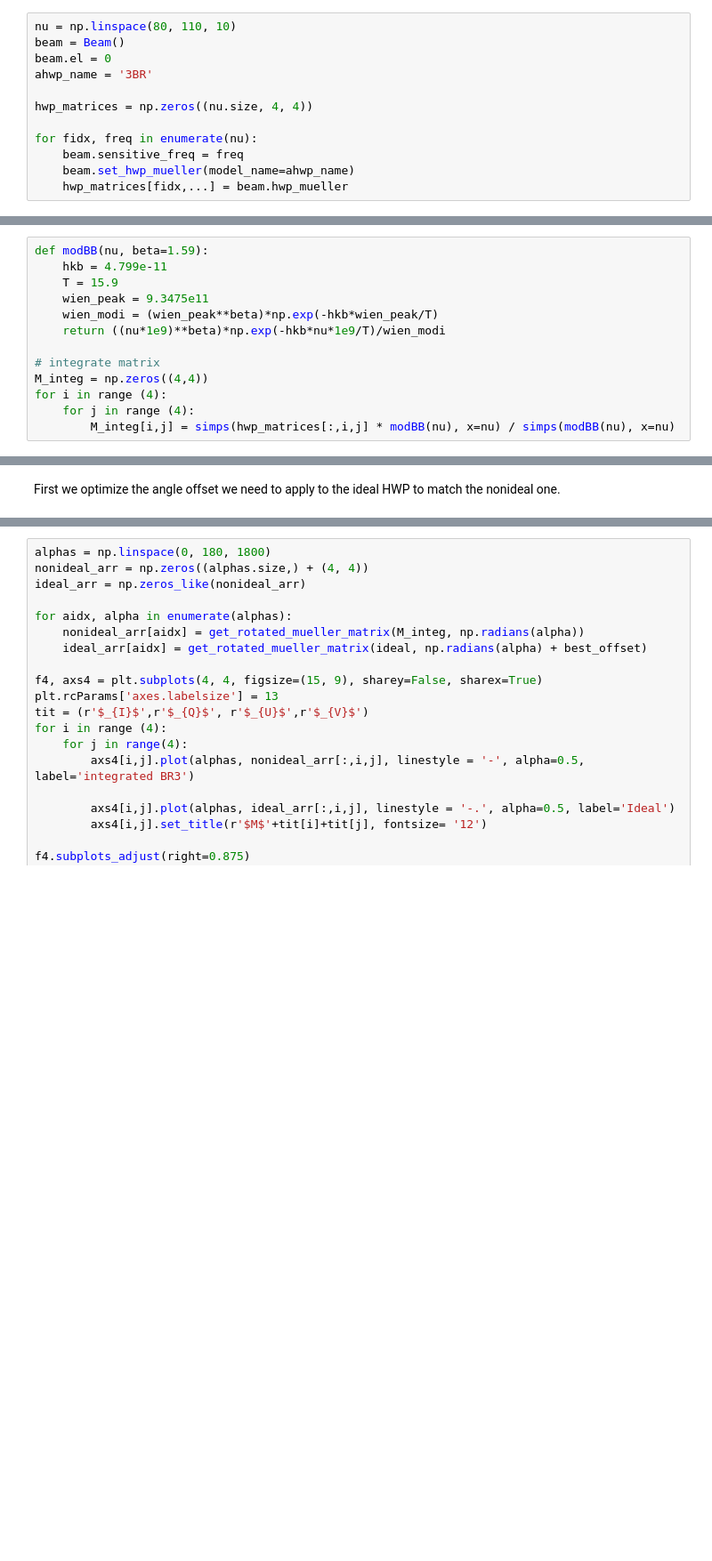
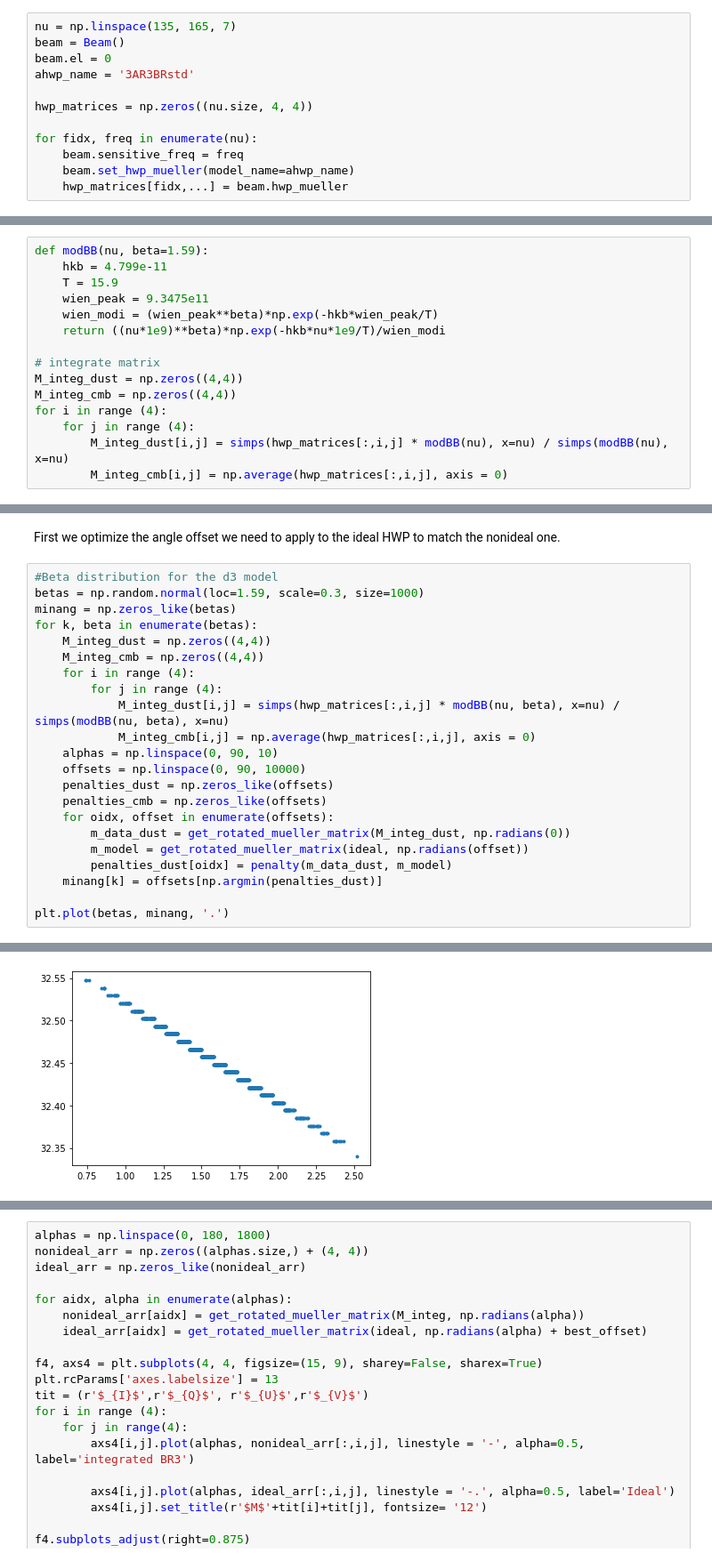
Before and after one commit to AdriJD/beamconv, a Jupyter notebook: notebooks/HWP_angle_offset.ipynb, the cells around one changed output, grey strips where cells are left out. Shown: that part at 89% size. Saved outputs shown, nothing was run; the diff lists cells and outputs as text; blank space fills up the shorter version.

Commit message:
Played with notebook to see varphi(beta)

```diff
--- a/notebooks/HWP_angle_offset.ipynb
+++ b/notebooks/HWP_angle_offset.ipynb
@@ -25,10 +25,10 @@ def penalty(hwp_data, hwp_model):
 
     return penalty
 # %%
-nu = np.linspace(80, 110, 10)
+nu = np.linspace(135, 165, 7)
 beam = Beam()
 beam.el = 0
-ahwp_name = '3BR'
+ahwp_name = '3AR3BRstd'
 
 hwp_matrices = np.zeros((nu.size, 4, 4))
 
@@ -67,13 +67,38 @@ def modBB(nu, beta=1.59):
     return ((nu*1e9)**beta)*np.exp(-hkb*nu*1e9/T)/wien_modi
 
 # integrate matrix
-M_integ = np.zeros((4,4))
+M_integ_dust = np.zeros((4,4))
+M_integ_cmb = np.zeros((4,4))
 for i in range (4):
     for j in range (4):
-        M_integ[i,j] = simps(hwp_matrices[:,i,j] * modBB(nu), x=nu) / simps(modBB(nu), x=nu)
+        M_integ_dust[i,j] = simps(hwp_matrices[:,i,j] * modBB(nu), x=nu) / simps(modBB(nu), x=nu)
+        M_integ_cmb[i,j] = np.average(hwp_matrices[:,i,j], axis = 0)
 # %%
 ideal = np.eye(4)
 ideal[2,2] = -1
 ideal[3,3] = -1
 # %% [markdown]
 First we optimize the angle offset we need to apply to the ideal HWP to match the nonideal one.
+# %%
+#Beta distribution for the d3 model
+betas = np.random.normal(loc=1.59, scale=0.3, size=1000)
+minang = np.zeros_like(betas)
+for k, beta in enumerate(betas):
+    M_integ_dust = np.zeros((4,4))
+    M_integ_cmb = np.zeros((4,4))
+    for i in range (4):
+        for j in range (4):
+            M_integ_dust[i,j] = simps(hwp_matrices[:,i,j] * modBB(nu, beta), x=nu) / simps(modBB(nu, beta), x=nu)
+            M_integ_cmb[i,j] = np.average(hwp_matrices[:,i,j], axis = 0)
+    alphas = np.linspace(0, 90, 10)
+    offsets = np.linspace(0, 90, 10000)
+    penalties_dust = np.zeros_like(offsets)
+    penalties_cmb = np.zeros_like(offsets)
+    for oidx, offset in enumerate(offsets):
+        m_data_dust = get_rotated_mueller_matrix(M_integ_dust, np.radians(0))
+        m_model = get_rotated_mueller_matrix(ideal, np.radians(offset))
+        penalties_dust[oidx] = penalty(m_data_dust, m_model)
+    minang[k] = offsets[np.argmin(penalties_dust)]
+
+plt.plot(betas, minang, '.')
+# %% [output]
@@ -79,0 +106 @@ First we optimize the angle offset we need to apply to the ideal HWP to match th
+[figure, added]
```
Also changed, not shown: parts of 6 cells of this notebook.
